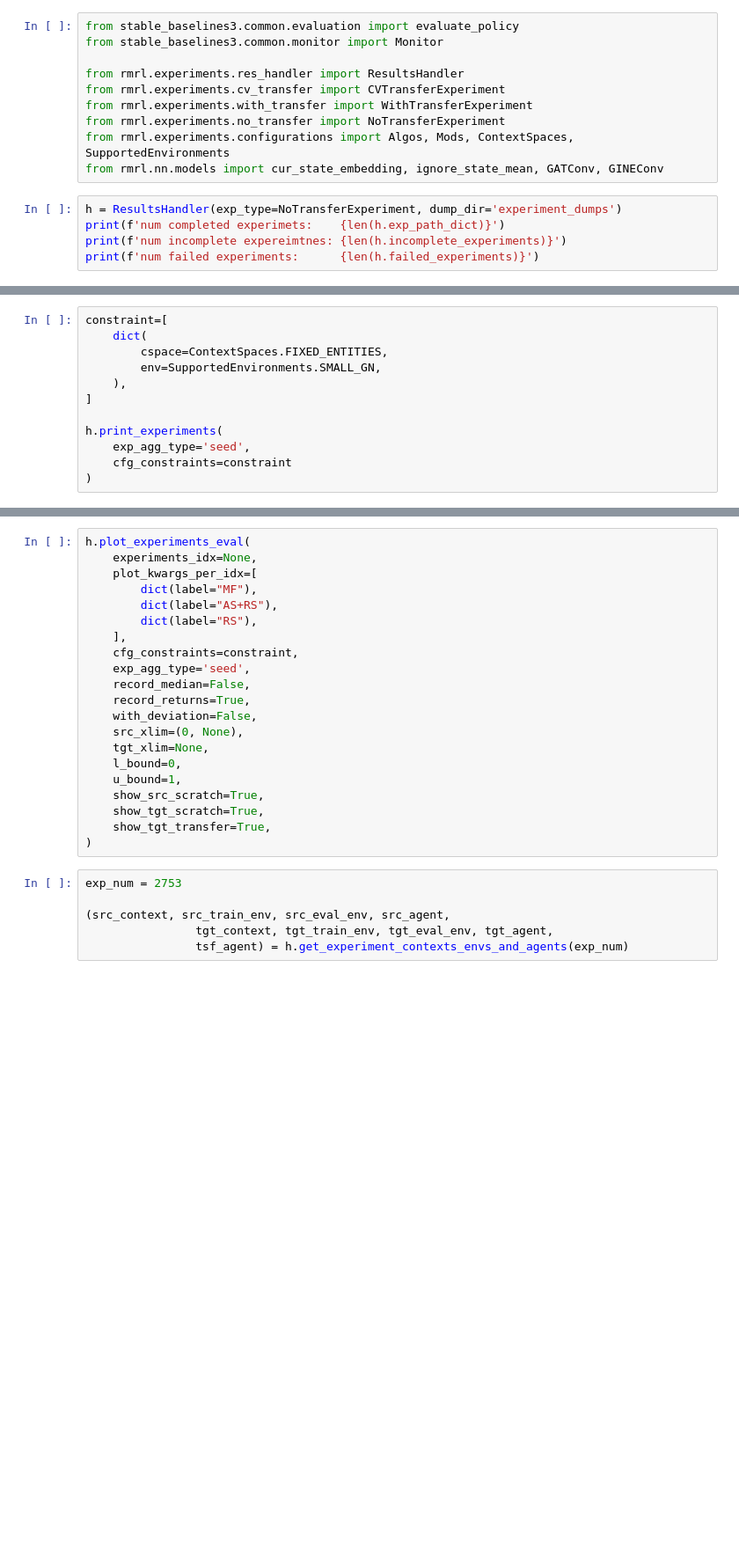
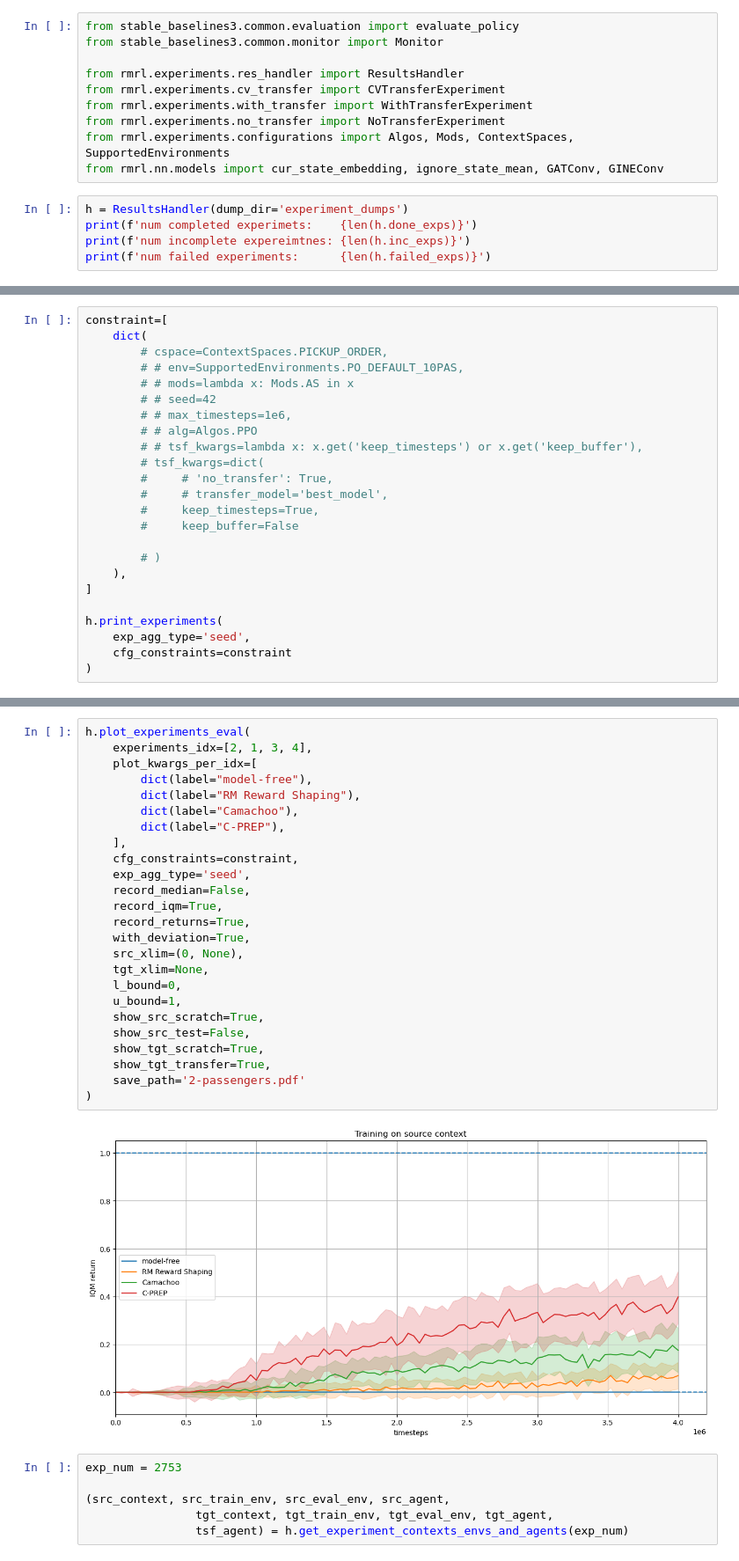
Before and after one commit to CLAIR-LAB-TECHNION/C-PREP, a Jupyter notebook: results_display.ipynb, the cells around one changed output, grey strips where cells are left out. Shown at 88% size. Cells and saved outputs as stored; diff of their text form; blank space fills up the shorter version.

```diff
--- a/results_display.ipynb
+++ b/results_display.ipynb
@@ -12,7 +12,7 @@ from rmrl.experiments.no_transfer import NoTransferExperiment
 from rmrl.experiments.configurations import Algos, Mods, ContextSpaces, SupportedEnvironments
 from rmrl.nn.models import cur_state_embedding, ignore_state_mean, GATConv, GINEConv
 # %%
-h = ResultsHandler(exp_type=NoTransferExperiment, dump_dir='experiment_dumps')
-print(f'num completed experimets:    {len(h.exp_path_dict)}')
-print(f'num incomplete expereimtnes: {len(h.incomplete_experiments)}')
-print(f'num failed experiments:      {len(h.failed_experiments)}')
+h = ResultsHandler(dump_dir='experiment_dumps')
+print(f'num completed experimets:    {len(h.done_exps)}')
+print(f'num incomplete expereimtnes: {len(h.inc_exps)}')
+print(f'num failed experiments:      {len(h.failed_exps)}')
@@ -19,8 +23,20 @@ print(f'num failed experiments:      {len(h.failed_experiments)}')
 # %%
 constraint=[
     dict(
-        cspace=ContextSpaces.FIXED_ENTITIES,
-        env=SupportedEnvironments.SMALL_GN,
+        # cspace=ContextSpaces.PICKUP_ORDER,
+        # # env=SupportedEnvironments.PO_DEFAULT_10PAS,
+        # # mods=lambda x: Mods.AS in x
+        # # seed=42
+        # # max_timesteps=1e6,
+        # # alg=Algos.PPO
+        # # tsf_kwargs=lambda x: x.get('keep_timesteps') or x.get('keep_buffer'),
+        # tsf_kwargs=dict(
+        #     # 'no_transfer': True,
+        #     # transfer_model='best_model',
+        #     keep_timesteps=True,
+        #     keep_buffer=False
+
+        # )
     ),
 ]
 
@@ -31,24 +61,30 @@ h.print_experiments(
 # %%
 h.plot_experiments_eval(
-    experiments_idx=None,
+    experiments_idx=[2, 1, 3, 4],
     plot_kwargs_per_idx=[
-        dict(label="MF"),
-        dict(label="AS+RS"),
-        dict(label="RS"),
+        dict(label="model-free"),
+        dict(label="RM Reward Shaping"),
+        dict(label="Camachoo"),
+        dict(label="C-PREP"),
     ],
     cfg_constraints=constraint,
     exp_agg_type='seed',
     record_median=False,
+    record_iqm=True,
     record_returns=True,
-    with_deviation=False,
+    with_deviation=True,
     src_xlim=(0, None),
     tgt_xlim=None,
     l_bound=0,
     u_bound=1,
     show_src_scratch=True,
+    show_src_test=False,
     show_tgt_scratch=True,
     show_tgt_transfer=True,
+    save_path='2-passengers.pdf'
 )
+# %% [output]
+[figure, added]
 # %%
 exp_num = 2753
 
```
Also changed, not shown: parts of 2 cells of this notebook, 6 other files.
